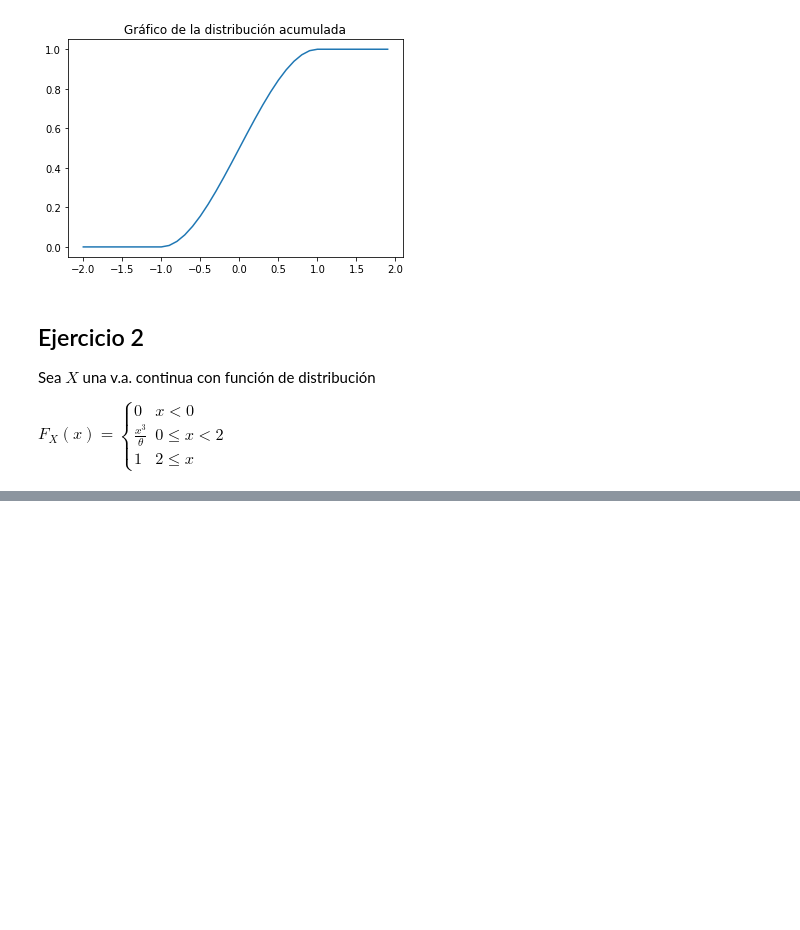
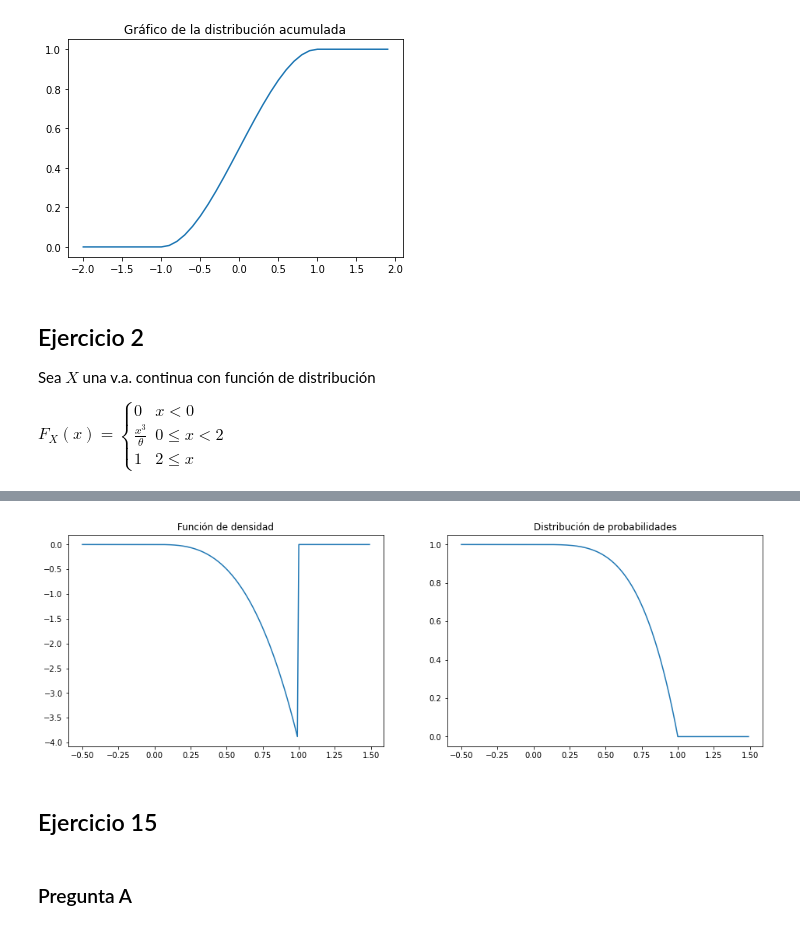
Before and after one commit to yagopajarino/uba-probayestadistica, a Jupyter notebook: Soluciones/Práctica 3.ipynb, the cells around one changed output, grey strips where cells are left out. Saved outputs shown, nothing was run; the diff lists cells and outputs as text; code cells hidden in the pictures; blank space fills up the shorter version.

```diff
--- a/Soluciones/Práctica 3.ipynb
+++ b/Soluciones/Práctica 3.ipynb
@@ -116,0 +309,7 @@ Hay que usar Barrow en la función del medio, igualda a 1 y despejar $\theta$
+# %%
+l = [25,50,75,100]
+for x in range(4):
+    if x == 0:
+        print(F(l[x]))
+    else:
+        print(F(l[x])-F(l[x-1]))
@@ -116,0 +451,44 @@ Hay que usar Barrow en la función del medio, igualda a 1 y despejar $\theta$
+# %%
+def Z(x):
+    if x < 0:
+        return 1
+    elif x > 1:
+        return 0
+    else:
+        return 1-(x**4)
+# %%
+def z(x):
+    if 0 < x < 1:
+        return -4*(x**3)
+    else: return 0
+# %%
+fig, (ax1, ax2) = plt.subplots(1,2, figsize=(16,5))
+
+# Plot de f(x)
+n = -0.5
+xs = []
+ys = []
+while n <= 1.5:
+    xs.append(n)
+    ys.append(z(n))
+    n += 0.01
+
+ax1.plot(xs, ys)
+ax1.set_title("Función de densidad")
+
+# Plot de F(x)
+n = -0.5
+xs = []
+ys = []
+while n <= 1.5:
+    xs.append(n)
+    ys.append(Z(n))
+    n += 0.01
+
+ax2.plot(xs, ys)
+ax2.set_title("Distribución de probabilidades")
+median = 0.5**(1/4)
+# %% [output]
+[figure, added]
+# %% [markdown]
+## Ejercicio 15
@@ -116,0 +500,2 @@ Hay que usar Barrow en la función del medio, igualda a 1 y despejar $\theta$
+# %% [markdown]
+### Pregunta A
```
Also changed, not shown: parts of 80 cells of this notebook, 13 other files.
